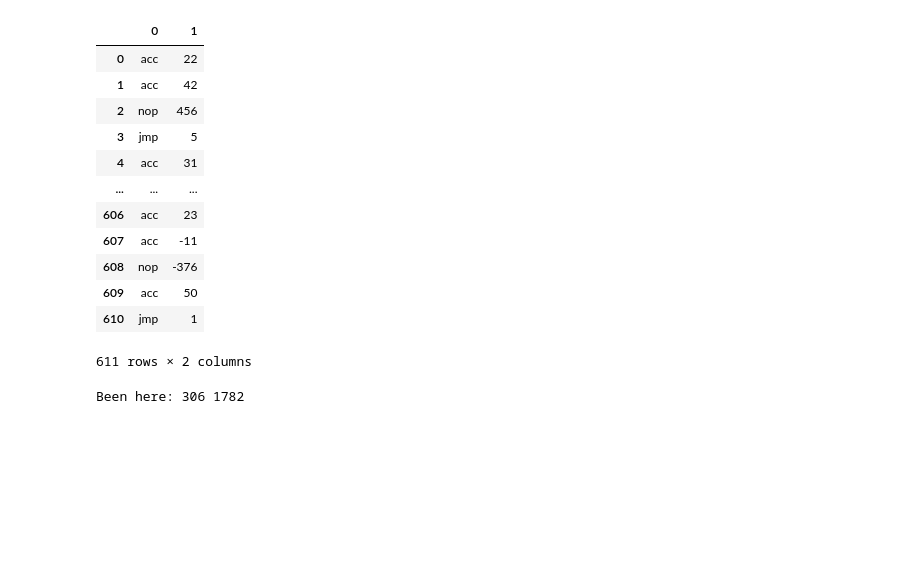
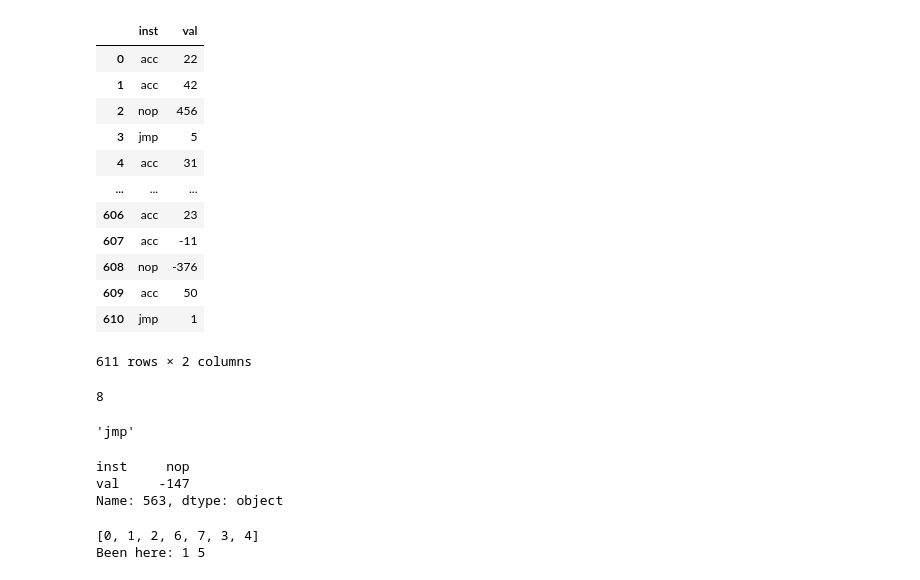
Before and after one commit to legolego/adventofcode2020, a Jupyter notebook: advent08.ipynb, the cells around one changed output. Drawn from its saved outputs; the diff is of its cells as text; code cells hidden in the pictures; blank space fills up the shorter version.

```diff
--- a/advent08.ipynb
+++ b/advent08.ipynb
@@ -2,9 +2,10 @@
 import pandas as pd
 # %%
 df = pd.read_csv('inputs/input08.txt', delim_whitespace=True, header=None)
+df.columns = ['inst', 'val']
 df
 # %% [output]
-|  | 0 | 1 |
+|  | inst | val |
 | 0 | acc | 22 |
 | 1 | acc | 42 |
 | 2 | nop | 456 |
@@ -17,3 +18,11 @@ df
 | 609 | acc | 50 |
 | 610 | jmp | 1 |
 611 rows × 2 columns
+# %%
+df.shape[0] -1
+# %% [output]
+8
+# %%
+df.iloc[563]['inst']
+# %% [output]
+'jmp'
@@ -20,3 +31,9 @@ df
+# %%
+df.iloc[563]
+# %% [output]
+inst     nop
+val     -147
+Name: 563, dtype: object
 # %%
 
 # part 1, return the Accum
@@ -28,6 +45,7 @@ def trav_ops(ExecRow = 0, Accum=0):
     #print(instr, val, Accum)
 
     if ExecRow in been_to:
+        print(been_to)
         print("Been here:", ExecRow, Accum)
         return Accum
     else:
@@ -49,4 +67,5 @@ been_to = []
 
 trav_ops(0, 0)
 # %% [output]
-Been here: 306 1782
+[0, 1, 2, 6, 7, 3, 4]
+Been here: 1 5
```
Also changed, not shown: parts of 3 cells of this notebook, 4 other files.
